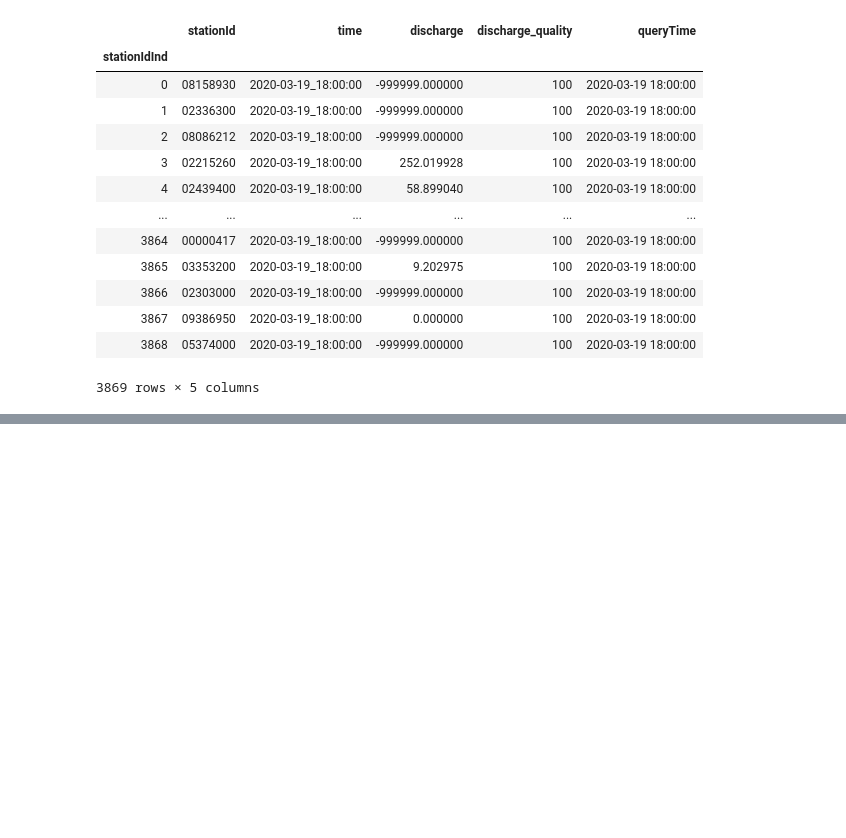
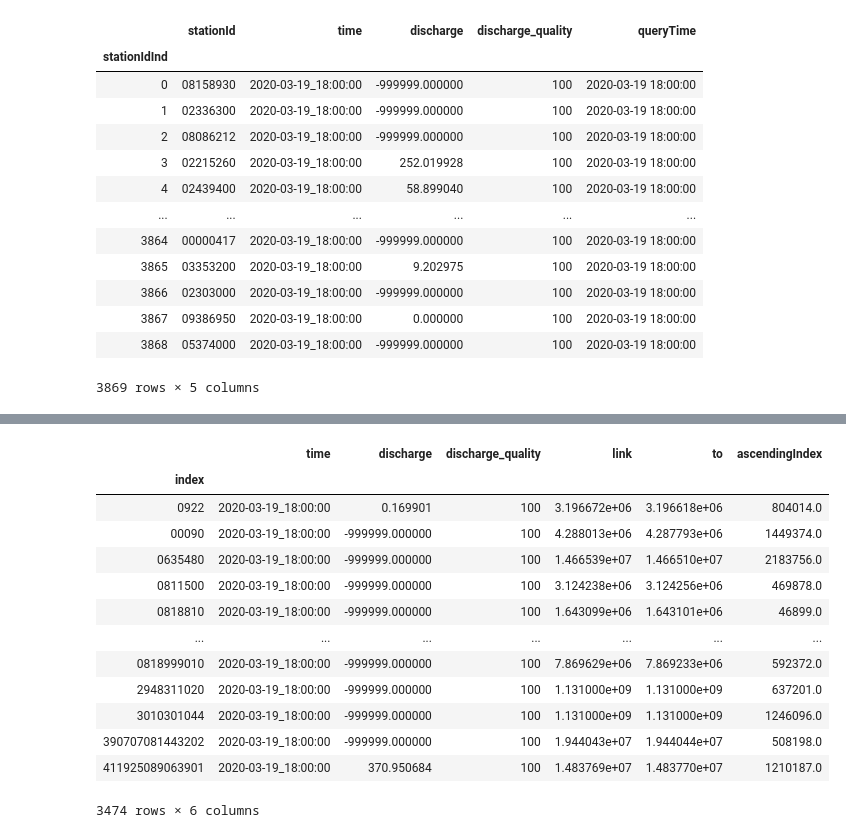
Before and after one commit to NOAA-OWP/t-route, a Jupyter notebook: src/python_routing_v02/usgs_test.ipynb, the cells around one changed output, grey strips where cells are left out. Cells and saved outputs as stored; diff of their text form; code cells hidden in the pictures; blank space fills up the shorter version.

```diff
--- a/src/python_routing_v02/usgs_test.ipynb
+++ b/src/python_routing_v02/usgs_test.ipynb
@@ -178,0 +369,14 @@ usgs_df
+# %%
+ds = xr.open_dataset("/home/APD/inland_hydraulics/wrf-hydro-run/DOMAIN/RouteLink.nc")
+df = ds.to_dataframe()
+df = df.reset_index()
+df.drop(df.columns.difference(['link','to','gages','ascendingIndex']), 1, inplace=True)
+df['gages'] = df['gages'].str.decode('utf-8')
+nan_value = float("NaN")
+df['gages'].replace('               ', nan_value, inplace=True)
+df = df[df['gages'].notna()]
+df.dropna(subset=['gages'], inplace=True)
+df = df.set_index('gages')
+df
+
+/home/APD/inland_hydraulics/wrf-hydro-run/DOMAIN
@@ -178,0 +398,12 @@ usgs_df
+# %%
+
+# usgs_files = glob.glob(usgs_timeslices_folder + file_name)
+ds = xr.open_dataset("/home/jacob.hreha/github/troute/t-route/test/input/geo/nudgingTimeSliceObs/" + file_name)
+df2 = ds.to_dataframe()
+df2['stationId'] = df2['stationId'].str.decode('utf-8')
+df2['time'] = df2['time'].str.decode('utf-8')
+df2 = df2.reset_index()
+df2.drop(df2.columns.difference(['stationId','time','discharge','discharge_quality']), 1, inplace=True)
+df2.reset_index()
+df2.set_index('stationId', inplace=True)
+df2
@@ -178,0 +425,25 @@ usgs_df
+# %%
+mod2 = df2.join(df)
+mod2 = mod2.reset_index()
+mod2 = mod2[mod2['index'].notna()]
+nan_value = float("NaN")
+mod2['index'].replace(['               ','            N/A','           NONE'], nan_value, inplace=True)
+mod2 = mod2[mod2['index'].notna()]
+# pd.to_numeric(mod2['index'])
+mod2 = mod2.set_index('index')
+mod2
+# %% [output]
+|  | time | discharge | discharge_quality | link | to | ascendingIndex |
+| index |  |  |  |  |  |  |
+| 0922 | 2020-03-19_18:00:00 | 0.169901 | 100 | 3.196672e+06 | 3.196618e+06 | 804014.0 |
+| 00090 | 2020-03-19_18:00:00 | -999999.000000 | 100 | 4.288013e+06 | 4.287793e+06 | 1449374.0 |
+| 0635480 | 2020-03-19_18:00:00 | -999999.000000 | 100 | 1.466539e+07 | 1.466510e+07 | 2183756.0 |
+| 0811500 | 2020-03-19_18:00:00 | -999999.000000 | 100 | 3.124238e+06 | 3.124256e+06 | 469878.0 |
+| 0818810 | 2020-03-19_18:00:00 | -999999.000000 | 100 | 1.643099e+06 | 1.643101e+06 | 46899.0 |
+| ... | ... | ... | ... | ... | ... | ... |
+| 0818999010 | 2020-03-19_18:00:00 | -999999.000000 | 100 | 7.869629e+06 | 7.869233e+06 | 592372.0 |
+| 2948311020 | 2020-03-19_18:00:00 | -999999.000000 | 100 | 1.131000e+09 | 1.131000e+09 | 637201.0 |
+| 3010301044 | 2020-03-19_18:00:00 | -999999.000000 | 100 | 1.131000e+09 | 1.131000e+09 | 1246096.0 |
+| 390707081443202 | 2020-03-19_18:00:00 | -999999.000000 | 100 | 1.944043e+07 | 1.944044e+07 | 508198.0 |
+| 411925089063901 | 2020-03-19_18:00:00 | 370.950684 | 100 | 1.483769e+07 | 1.483770e+07 | 1210187.0 |
+3474 rows × 6 columns
```
Also changed, not shown: parts of 17 cells of this notebook, 2 other files.
